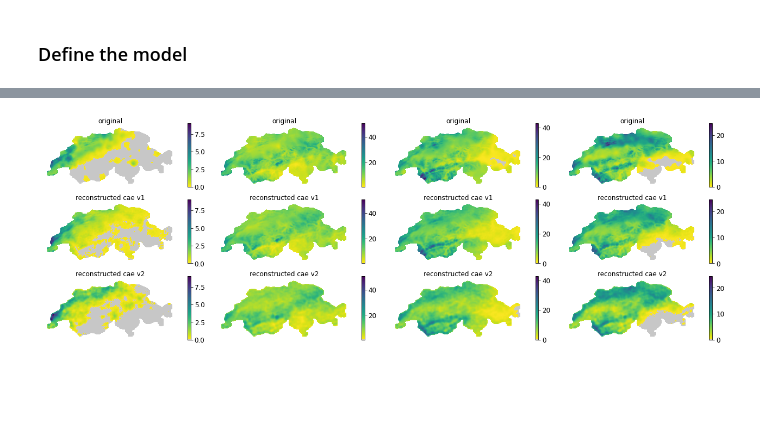
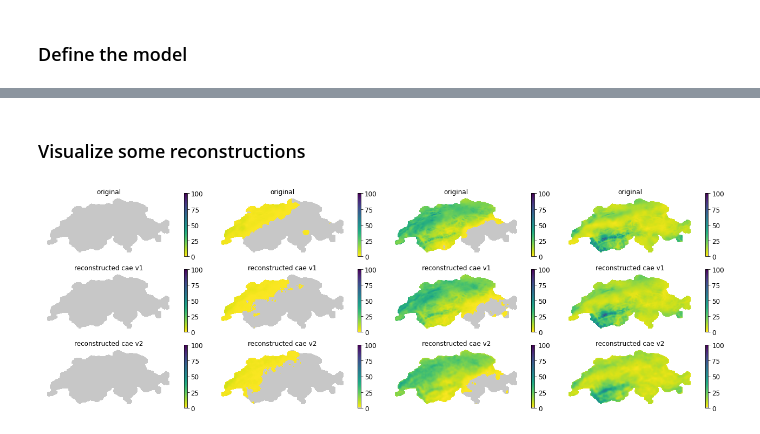
Before and after one commit to ML-precip/cas-aml-subprojects, a Jupyter notebook: M3_Visualization_AE.ipynb, the cells around one changed output, grey strips where cells are left out. Cells and saved outputs as stored; diff of their text form; code cells hidden in the pictures; blank space fills up the shorter version.

```diff
--- a/M3_Visualization_AE.ipynb
+++ b/M3_Visualization_AE.ipynb
@@ -110,12 +110,11 @@ def plot_sample(data_idx, original, std, mean, decoded_imgs):
     plt.figure(figsize=(18, 2*(n_models + 1)))
     for i_day, day in enumerate(data_idx):
         img_orig = rescale_img(original[day,:,:], nan_mask=nan_mask, std=std, mean=mean)
-        vmin = np.nanmin(img_orig)
-        vmax = np.nanmax(img_orig)
+        vmin = 0
+        vmax = max(100, np.nanmax(img_orig))
         img_preds = []
         for i_mod in range(n_models):
             img_pred = rescale_img(decoded_imgs[i_mod][day,:,:], nan_mask=nan_mask, std=std, mean=mean)
-            vmin = min(vmin, np.nanmin(img_pred))
             vmax = max(vmax, np.nanmax(img_pred))
             img_preds.append(img_pred)
 
@@ -140,7 +139,6 @@ def plot_sample(data_idx, original, std, mean, decoded_imgs):
 
     plt.tight_layout()
     plt.show()
-
 
 
 # Merging 2d matrix of images in 1 image (from CAS AML course)
@@ -519,10 +577,10 @@ plt.show()
 keras.backend.clear_session()
 tf.random.set_seed(42)
 
-# Build and train the model
-cae_1 = CAE(X_train.shape[1:3], latent_dim=64, architecture=1)
-cae_1.compile(optimizer='adam', loss='mse')
-history = cae_1.fit(X_test, X_test, epochs=50, shuffle=True, validation_data=(X_valid, X_valid))
+# Build and train the model with the first architecture
+cae_1_lat_64d = CAE(X_train.shape[1:3], latent_dim=64, architecture=1)
+cae_1_lat_64d.compile(optimizer='adam', loss='mse')
+history = cae_1_lat_64d.fit(X_test, X_test, epochs=50, validation_data=(X_valid, X_valid))
 # %% [output]
 ListWrapper([25, 60, 64])
 Epoch 1/50
@@ -553,9 +611,9 @@ plt.show()
 keras.backend.clear_session()
 tf.random.set_seed(42)
 
-# Build and train the model
-cae_2 = CAE(X_train.shape[1:3], latent_dim=64, architecture=2)
-cae_2.compile(optimizer='adam', loss='mse')
-history = cae_2.fit(X_test, X_test, epochs=50, shuffle=True, validation_data=(X_valid, X_valid))
+# Build and train the model with the second architecture
+cae_2_lat_64d = CAE(X_train.shape[1:3], latent_dim=64, architecture=2)
+cae_2_lat_64d.compile(optimizer='adam', loss='mse')
+history = cae_2_lat_64d.fit(X_test, X_test, epochs=50, validation_data=(X_valid, X_valid))
 # %% [output]
 Epoch 1/50
@@ -585,9 +643,12 @@ plt.show()
+# %% [markdown]
+### Visualize some reconstructions
 # %%
-encoded_imgs_cae_1 = cae_1.encoder(X_test[0:300, :, :]).numpy()
-decoded_imgs_cae_1 = cae_1.decoder(encoded_imgs_cae_1).numpy()
-encoded_imgs_cae_2 = cae_2.encoder(X_test[0:300, :, :]).numpy()
-decoded_imgs_cae_2 = cae_2.decoder(encoded_imgs_cae_2).numpy()
+# Encode/decode some test data
+encoded_imgs_cae_1_lat_64d = cae_1_lat_64d.encoder(X_test).numpy()
+decoded_imgs_cae_1_lat_64d = cae_1_lat_64d.decoder(encoded_imgs_cae_1_lat_64d[0:300, :]).numpy()
+encoded_imgs_cae_2_lat_64d = cae_2_lat_64d.encoder(X_test).numpy()
+decoded_imgs_cae_2_lat_64d = cae_2_lat_64d.decoder(encoded_imgs_cae_2_lat_64d[0:300, :]).numpy()
 # %%
-plot_sample(range(4), X_test, X_std, X_mean, [decoded_imgs_cae_1, decoded_imgs_cae_2])
+plot_sample([235, 0, 7, 10], X_test, X_std, X_mean, [decoded_imgs_cae_1_lat_64d, decoded_imgs_cae_2_lat_64d])
 # %% [output]
-[figure, old version]
+[figure, new version]
```
Also changed, not shown: parts of 28 cells of this notebook.
